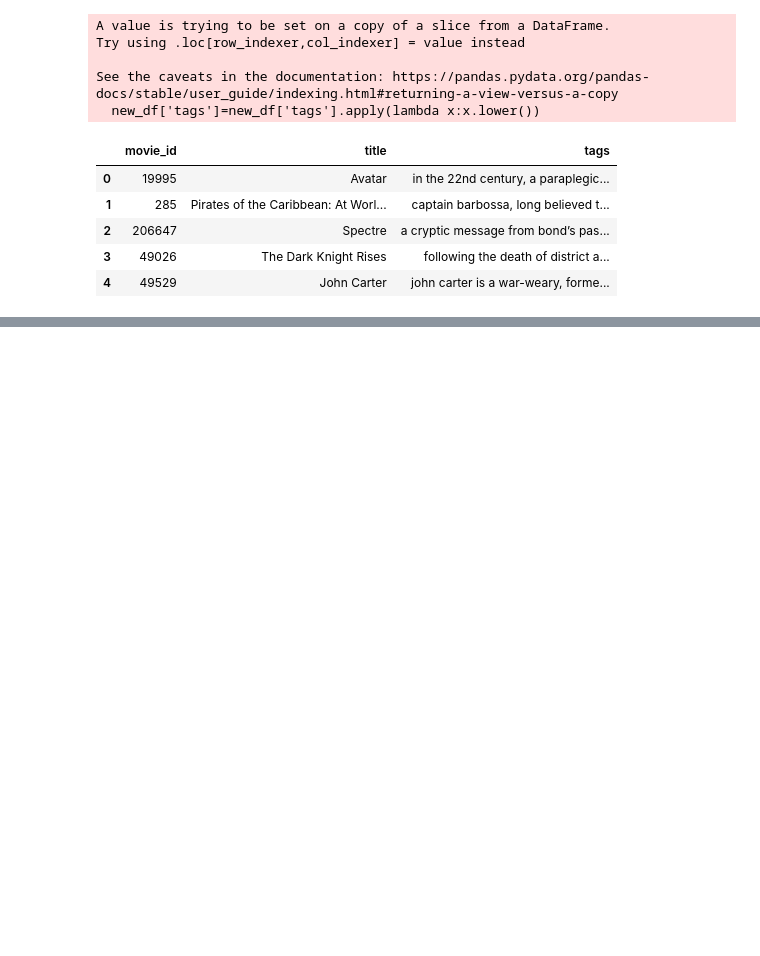
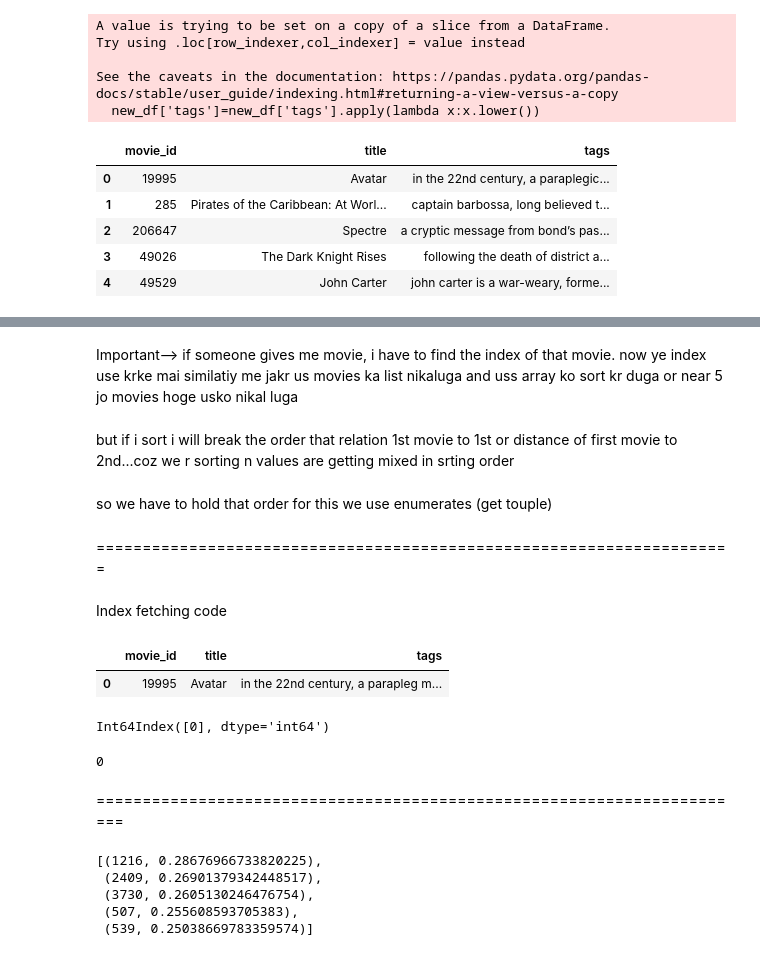
Before and after one commit to imheister007/Movie_Recommedor, a Jupyter notebook: Movie-Recommender-System.ipynb, the cells around one changed output, grey strips where cells are left out. Saved outputs shown, nothing was run; the diff lists cells and outputs as text; code cells hidden in the pictures; blank space fills up the shorter version.

```diff
--- a/Movie-Recommender-System.ipynb
+++ b/Movie-Recommender-System.ipynb
@@ -314,0 +365,3 @@ new_df.head()
+# %%
+from nltk.stem.porter import PorterStemmer
+ps=PorterStemmer()
@@ -314,0 +375,8 @@ new_df.head()
+# %%
+def stem(text):
+    y=[]
+
+    for i in text.split():
+        ps.stem(i)
+        y.append(ps.stem(i))
+    return " ".join(y)
@@ -314,0 +398,2 @@ new_df.head()
+# %%
+new_df['tags']=new_df['tags'].apply(stem)
@@ -314,0 +473,37 @@ new_df.head()
+# %% [markdown]
+Important--> if someone gives me movie, i have to find the index of that movie. now ye index use krke mai similatiy me jakr us movies ka list nikaluga and uss array ko sort kr duga or near 5 jo movies hoge usko nikal luga
+# %% [markdown]
+but if i sort i will break the order that relation 1st movie to 1st or distance of first movie to 2nd...coz we r sorting n values are getting mixed in srting order
+# %% [markdown]
+so we have to hold that order for this we use enumerates (get touple)
+# %% [markdown]
+
+=====================================================================
+# %% [markdown]
+Index fetching code
+# %%
+#for ex
+new_df[new_df['title']=='Avatar']
+# %% [output]
+|  | movie_id | title | tags |
+| 0 | 19995 | Avatar | in the 22nd century, a parapleg m... |
+# %%
+new_df[new_df['title']=='Avatar'].index
+# %% [output]
+Int64Index([0], dtype='int64')
+# %%
+new_df[new_df['title']=='Avatar'].index[0]
+# %% [output]
+0
+# %% [markdown]
+=======================================================================
+# %%
+sorted(list(enumerate(similarity[0])),reverse=True,key=lambda x:x[1])[1:6]
+#we are getting ki avatar se similar movie ka nmbr h 1216...agla 2409..
+#we apply this on function
+# %% [output]
+[(1216, 0.28676966733820225),
+ (2409, 0.26901379342448517),
+ (3730, 0.2605130246476754),
+ (507, 0.255608593705383),
+ (539, 0.25038669783359574)]
```
Also changed, not shown: parts of 28 cells of this notebook.
